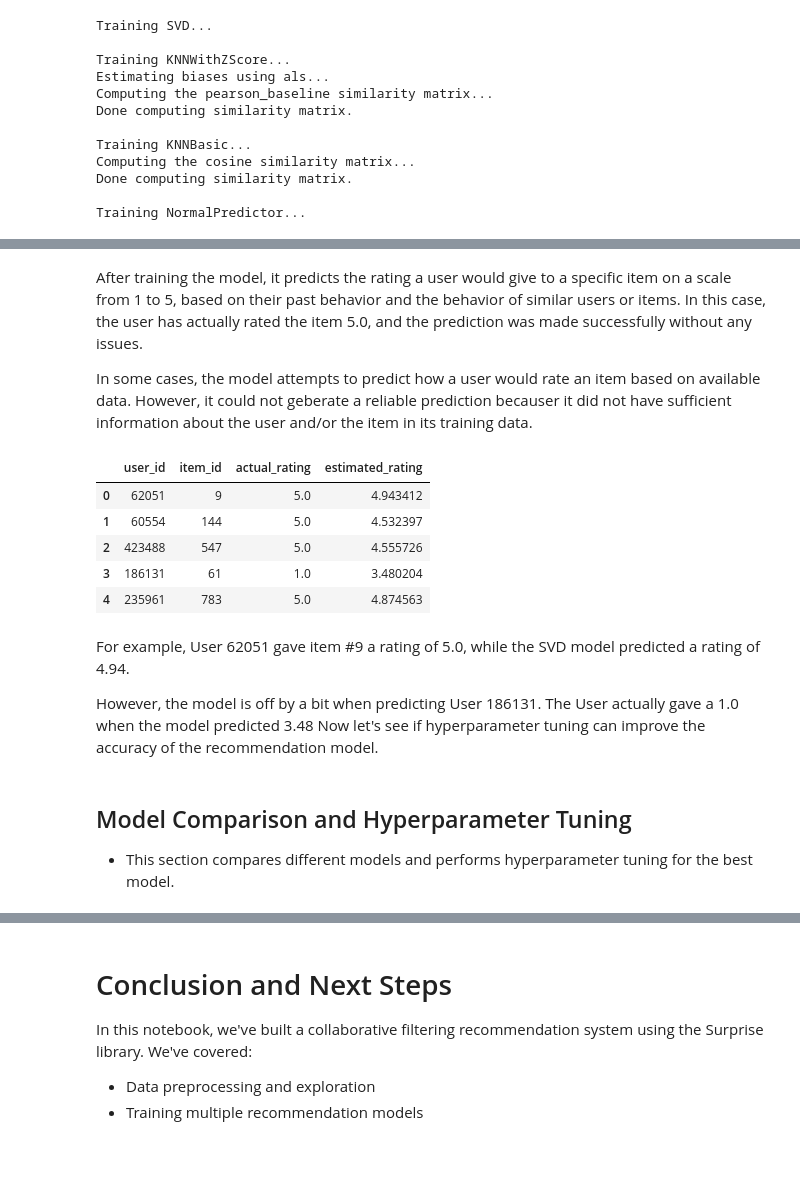
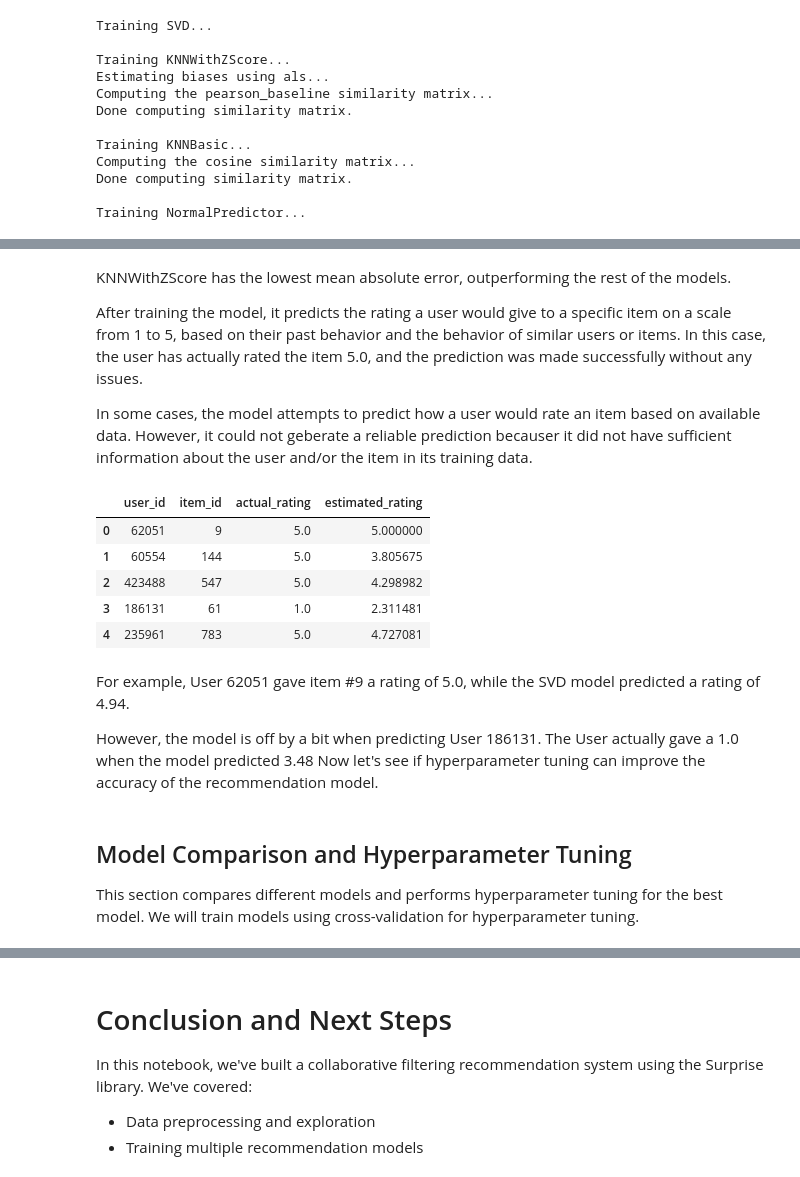
Before and after one commit to renaqd/team1-ADS505, a Jupyter notebook: team1-recommendation_sys.ipynb, the cells around one changed output, grey strips where cells are left out. Drawn from its saved outputs; the diff is of its cells as text; code cells hidden in the pictures.

```diff
--- a/team1-recommendation_sys.ipynb
+++ b/team1-recommendation_sys.ipynb
@@ -205,16 +240,16 @@ data = Dataset.load_from_df(merged_df[['user_idx', 'item_idx', 'rating']], reade
 * This section prepares the data for the Surprise library and trains multiple models to create a similarity matrix.
 * These models compute similarities between items or users, similar to collaborative filtering. Each model instance will be implemented with varying hyperparameters.
 # %%
-def train_and_evaluate_models(merged_df):
+def train_and_evaluate_base_models(merged_df):
     # Prepare data for Surprise
     reader = Reader(rating_scale=(1, 5))
     data = Dataset.load_from_df(merged_df[['user_idx', 'item_idx', 'rating']], reader)
 
     # Split into training and test set
-    trainset, testset = surprise_train_test_split(data, test_size=0.25, random_state=42)
+    base_trainset, base_testset = surprise_train_test_split(data, test_size=0.25, random_state=42)
 
-    # Initialize models
-    models = {
+    # Initialize base_models
+    base_models = {
         'SVD': SVD(n_factors=100, n_epochs=20, lr_all=0.005, reg_all=0.02),
         'KNNWithZScore': KNNWithZScore(sim_options={'name': 'pearson_baseline', 'user_based': False}, k=40),
         'KNNBasic': KNNBasic(sim_options={'name': 'cosine', 'user_based': False}, k=30),
@@ -222,17 +257,17 @@ def train_and_evaluate_models(merged_df):
     }
 
     # Train and evaluate each model
-    results = {}
-    for name, model in models.items():
+    base_results = {}
+    for name, model in base_models.items():
         print(f"\nTraining {name}...")
-        model.fit(trainset)
-        predictions = model.test(testset)
-        results[name] = predictions
+        model.fit(base_trainset)
+        predictions = model.test(base_testset)
+        base_results[name] = predictions
 
-    return results, trainset, testset, models
+    return base_results, base_trainset, base_testset, base_models
 
-# Train and evaluate models
-results, trainset, testset, models = train_and_evaluate_models(merged_df)
+# Train and evaluate base_models
+base_results, base_trainset, base_testset, base_models = train_and_evaluate_base_models(merged_df)
 # %% [output]
 Training SVD...
 
@@ -249,32 +326,34 @@ Training NormalPredictor...
 # %% [markdown]
+KNNWithZScore has the lowest mean absolute error, outperforming the rest of the models.
+
 After training the model, it predicts the rating a user would give to a specific item on a scale from 1 to 5, based on their past behavior and the behavior of similar users or items. In this case, the user has actually rated the item 5.0, and the prediction was made successfully without any issues.
 
 In some cases, the model attempts to predict how a user would rate an item based on available data. However, it could not geberate a reliable prediction becauser it did not have sufficient information about the user and/or the item in its training data.
 # %%
 # Display the first 5 predictions generated
-first_five_predictions = results['SVD'][:5]
+first_five = base_results['KNNWithZScore'][:5]
 
-data = [{
+first_preds = [{
     'user_id': pred.uid,
     'item_id': pred.iid,
     'actual_rating': pred.r_ui,
     'estimated_rating': pred.est
-} for pred in first_five_predictions]
+} for pred in first_five]
 
 # Create a DataFrame
-df_predictions = pd.DataFrame(data)
-df_predictions
+five_preds = pd.DataFrame(first_preds)
+five_preds
 # %% [output]
 |  | user_id | item_id | actual_rating | estimated_rating |
-| 0 | 62051 | 9 | 5.0 | 4.943412 |
-| 1 | 60554 | 144 | 5.0 | 4.532397 |
-| 2 | 423488 | 547 | 5.0 | 4.555726 |
-| 3 | 186131 | 61 | 1.0 | 3.480204 |
-| 4 | 235961 | 783 | 5.0 | 4.874563 |
+| 0 | 62051 | 9 | 5.0 | 5.000000 |
+| 1 | 60554 | 144 | 5.0 | 3.805675 |
+| 2 | 423488 | 547 | 5.0 | 4.298982 |
+| 3 | 186131 | 61 | 1.0 | 2.311481 |
+| 4 | 235961 | 783 | 5.0 | 4.727081 |
 # %% [markdown]
 For example, User 62051 gave item #9 a rating of 5.0, while the SVD model predicted a rating of 4.94.
 
 However, the model is off by a bit when predicting User 186131. The User actually gave a 1.0 when the model predicted 3.48 Now let's see if hyperparameter tuning can improve the accuracy of the recommendation model.
 # %% [markdown]
 ## Model Comparison and Hyperparameter Tuning
-* This section compares different models and performs hyperparameter tuning for the best model.
+This section compares different models and performs hyperparameter tuning for the best model. We will train models using cross-validation for hyperparameter tuning.
```
Also changed, not shown: parts of 28 cells of this notebook.
